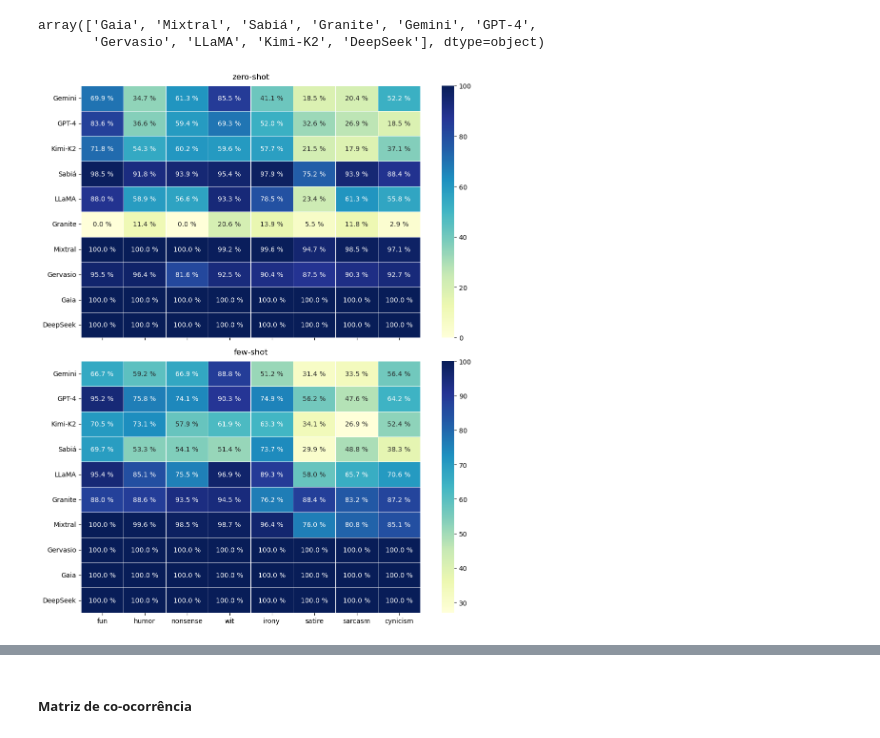
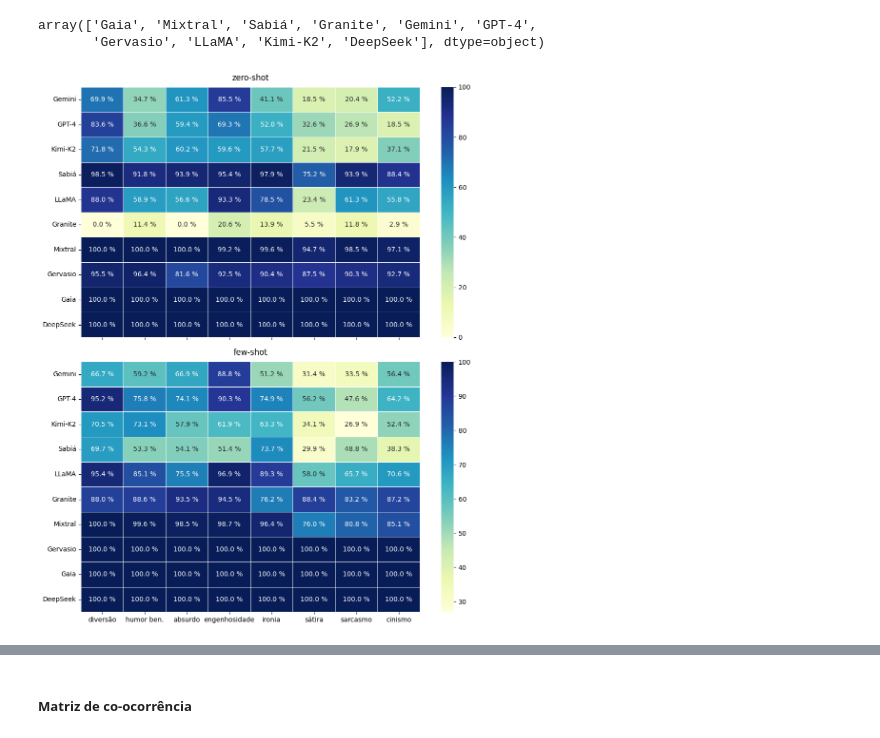
Before and after one commit to llm-pt-ibm/brazilian_northeast_humor_benchmark, a Jupyter notebook: qualitative_exploration.ipynb, the cells around one changed output, grey strips where cells are left out. Saved outputs shown, nothing was run; the diff lists cells and outputs as text; code cells hidden in the pictures.

```diff
--- a/qualitative_exploration.ipynb
+++ b/qualitative_exploration.ipynb
@@ -124,10 +134,6 @@ Index(['scenario', 'video_url', 'model_name', 'humorous_text', 'prompt',
        'is_original_format_valid', 'is_after_treatment_valid'],
       dtype='object')
 # %%
-#main_model = ['gemma-3-gaia-pt-br-4b-it']
-#main_model = ['gervasio-7b-portuguese-ptbr-decoder']
-main_model = ['deepseek-r1-0528-qwen3-8b']
-
 models = ['gemma-3-gaia-pt-br-4b-it', 'gervasio-7b-portuguese-ptbr-decoder', 'deepseek-r1-0528-qwen3-8b']
 
 for model in models:
@@ -136,7 +142,7 @@ for model in models:
     print(f'Zero-shot: {df_punchlines_worse[(df_punchlines_worse['model_name'] == model) & (df_punchlines_worse['scenario'] == 'zero-shot')].shape[0]} casos')
     print('---')
 
-for model in main_model:
+for model in models:
     print(f'MODELO {model}')
     worse_examples = df_punchlines_worse[df_punchlines_worse['model_name'] == model].sample(20, random_state=RANDOM_SEED)
 
@@ -216,9 +222,7 @@ ACTUAL PUNCHLINES:
 Se qualquer coisa alguém vir perguntar, você fala que é Engov.;  Foi a última vez que eu vi o Rodrigo March nessa noite.; Eu, ah, é verdade.; o Rodrigo March tava dançando polidance num coqueiro.
 ---
 # %%
-models = ['gpt-4']
-#models = ['gemini-2.5-flash']
-#models = ['sabia-3.1']
+models = ['gpt-4', 'gemini-2.5-flash', 'sabia-3.1']
 
 df_punchlines_better
 
@@ -272,9 +276,6 @@ df_comic_styles['model_name'].unique()
 array(['Gaia', 'Mixtral', 'Sabiá', 'Granite', 'Gemini', 'GPT-4',
        'Gervasio', 'LLaMA', 'Kimi-K2', 'DeepSeek'], dtype=object)
 # %%
-import pandas as pd
-import os
-
 model_order = [
     'Gemini',
     'GPT-4',
@@ -289,29 +290,15 @@ model_order = [
 ]
 
 comic_style_order = [
-    'fun',
-    'humor',
-    'nonsense',
-    'wit',
-    'irony',
-    'satire',
-    'sarcasm',
-    'cynicism'
+    'diversão',
+    'humor ben.',
+    'absurdo',
+    'engenhosidade',
+    'ironia',
+    'sátira',
+    'sarcasmo',
+    'cinismo'
 ]
-
-try:
-    if 'df_comic_styles' not in locals() and 'df_comic_styles' not in globals():
-        print("Simulando df_comic_styles e visus_path para demonstração.")
-        data = {
-            'scenario': ['A'] * 40 + ['B'] * 40,
-            'model_name': (['Gemini', 'GPT-4'] * 2 + ['LLaMA', 'Granite'] * 2) * 10,
-            'comic_style': (['fun', 'satire', 'irony', 'sarcasm'] * 2) * 5,
-            'pred_label': [1, 0, 1, 1, 0, 1, 0, 0] * 10
-        }
-        df_comic_styles = pd.DataFrame(data)
-        visus_path = '.'
-except NameError:
-    pass
 
 df_counts_1 = df_comic_styles[df_comic_styles['pred_label'] == 1]
 df_counts_1 = df_counts_1.groupby(['scenario', 'model_name', 'comic_style']).size().reset_index(name='count_correct')
@@ -347,34 +334,34 @@ for i, scenario in enumerate(scenarios):
     heatmap_data = pivot_data.xs(scenario, level='scenario', axis=1)
 
     sns.heatmap(
         heatmap_data,
         ax=axes[i],
         annot=True,
         fmt=".1f",
         cmap="YlGnBu",
         linewidths=.5,
         cbar_kws={'label': ''}
     )
 
     for t in axes[i].texts:
         t.set_text(t.get_text() + " %")
 
     axes[i].set_title(f'{scenario.lower()}', pad=10)
 
     if i == len(scenarios) - 1:
         axes[i].set_xlabel('')
         axes[i].tick_params(axis='x', rotation=0)
     else:
         axes[i].set_xlabel('')
         axes[i].set_xticklabels([])
 
     axes[i].set_ylabel('')
 
 plt.tight_layout()
 plt.savefig(os.path.join(visus_path, 'comic_styles_heatmap_by_scenario_vertical.png'), dpi=300, bbox_inches='tight')
 plt.show()
 # %% [output]
-[figure, old version]
+[figure, new version]
 # %%
 df = df_comic_styles.copy()
 rows = []
```
Also changed, not shown: parts of 10 cells of this notebook, 3 other files.
